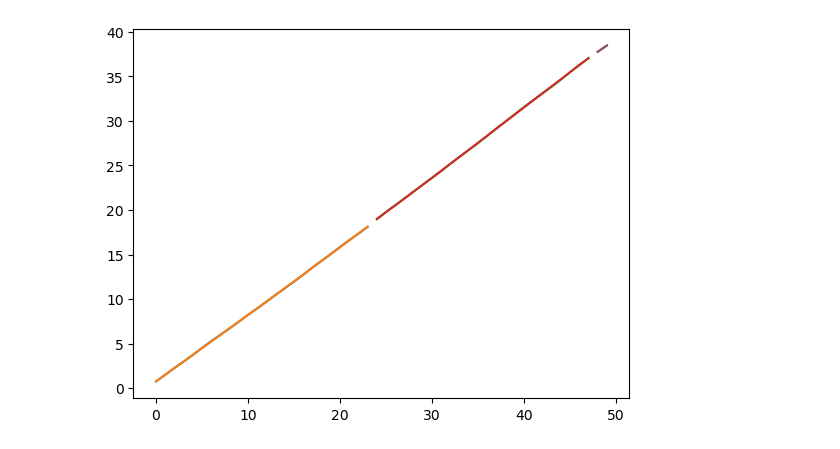
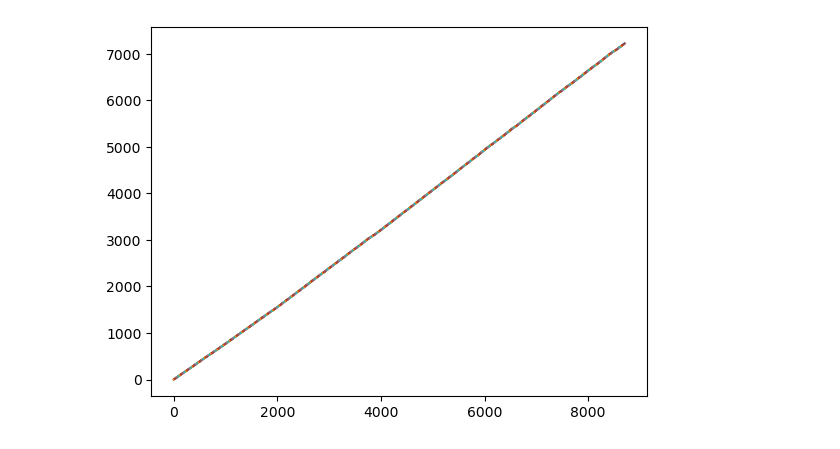
Before and after one commit to luca-dituri/LCP_projects_Y8, a Jupyter notebook: mattia.ipynb, the cells around one changed output. Saved outputs shown, nothing was run; the diff lists cells and outputs as text; code cells hidden in the pictures.

```diff
--- a/mattia.ipynb
+++ b/mattia.ipynb
@@ -47,19 +40,4 @@ def get_deviation(y, s):
 # %%
-semg
+# we now process
+# %% [output]
+[figure, added]
-# %%
-y=B[0:50]
-s=12
-x = np.arange(len(y))
-segment_length = 2*s
-# numero di segmenti su cui fare sliding
-
-for k in range(0, len(y), segment_length):
-    # prendo un segmento e faccio fit
-    x_slice = x[k:k+segment_length]
-    y_slice = y[k:k+segment_length]
-    y_fitted = poly_fit(x_slice, y_slice, order=3)
-    plt.plot(x_slice, y_slice)
-    plt.plot(x_slice, y_fitted)
-    dev = y_slice-y_fitted
-# %% [output]
-[figure, removed]
```
Also changed, not shown: parts of 9 cells of this notebook, 1 other file.
